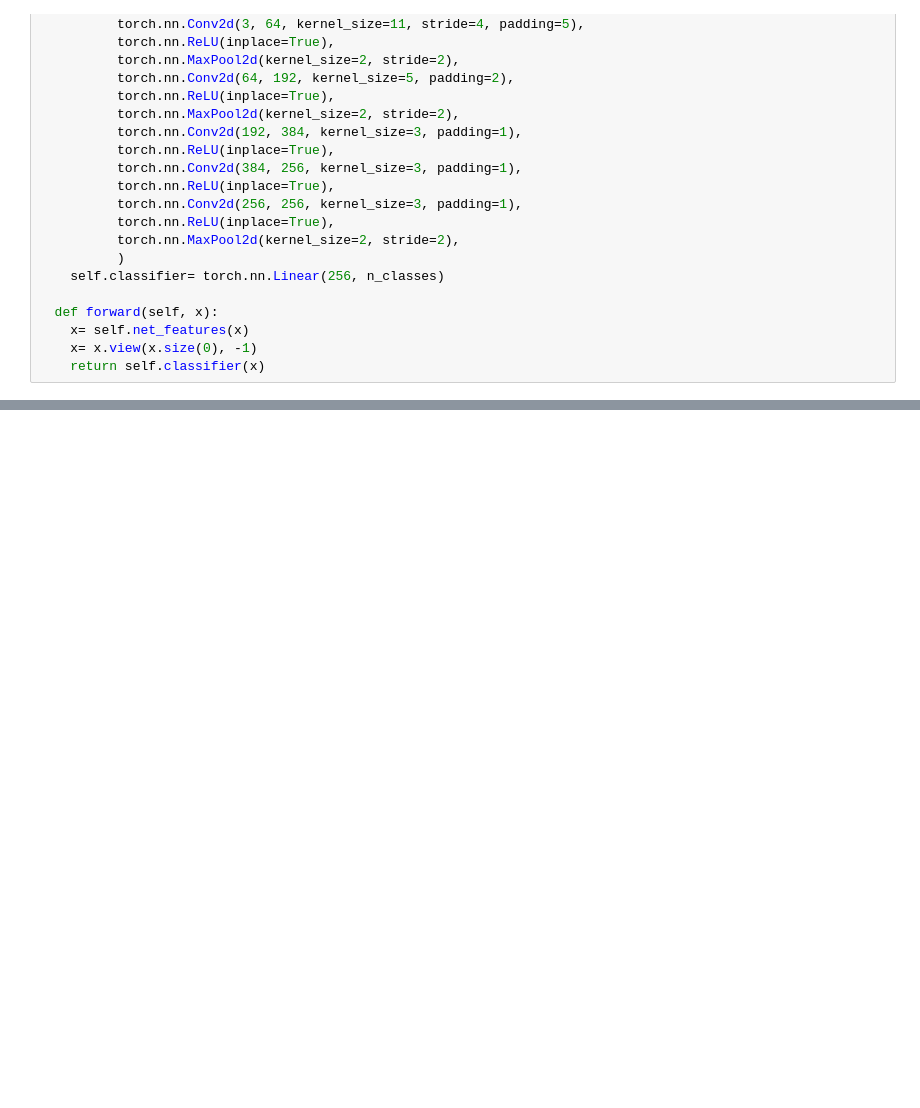
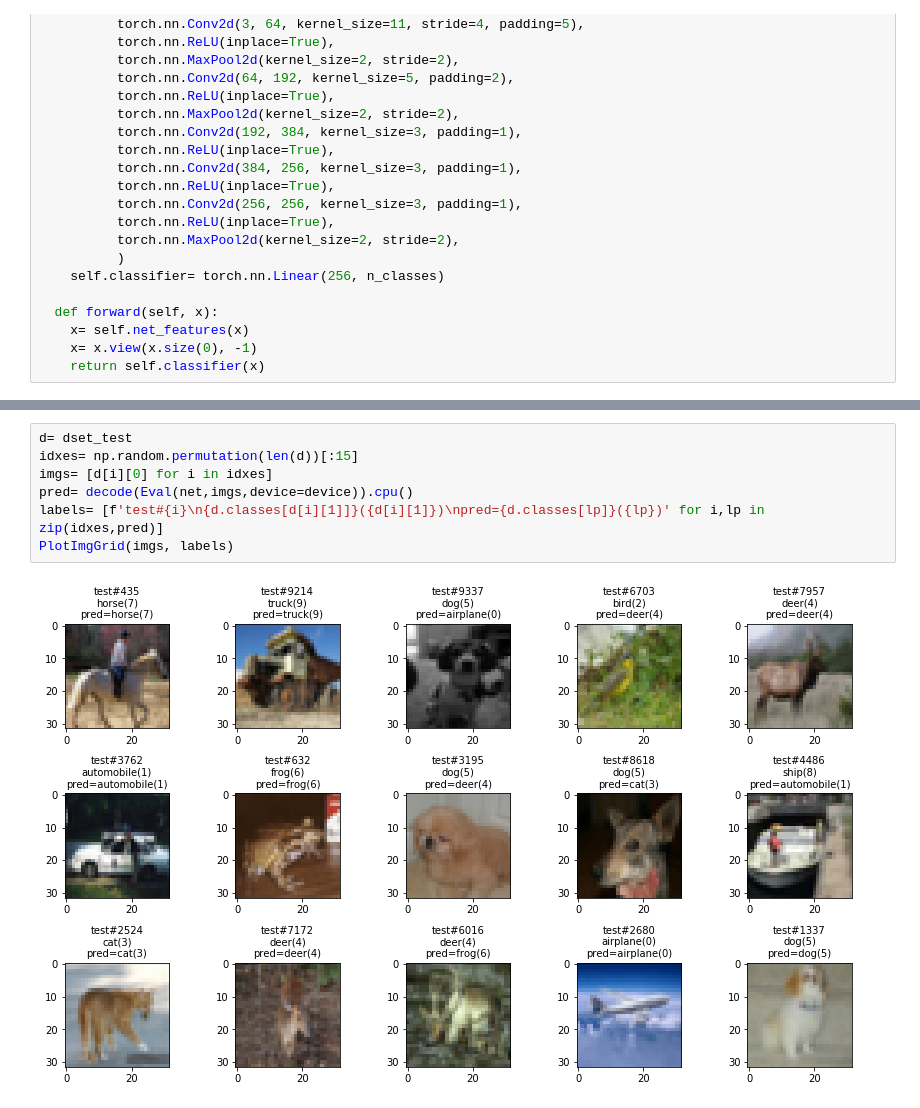
Before and after one commit to akihikoy/ay_test, a Jupyter notebook: python/torch/cnn_cifar10_1.ipynb, the cells around one changed output, grey strips where cells are left out. Cells and saved outputs as stored; diff of their text form; blank space fills up the shorter version.

```diff
--- a/python/torch/cnn_cifar10_1.ipynb
+++ b/python/torch/cnn_cifar10_1.ipynb
@@ -142,0 +152,9 @@ loss(train)     loss(test)      metric(test)    time
+# %%
+d= dset_test
+idxes= np.random.permutation(len(d))[:15]
+imgs= [d[i][0] for i in idxes]
+pred= decode(Eval(net,imgs,device=device)).cpu()
+labels= [f'test#{i}\n{d.classes[d[i][1]]}({d[i][1]})\npred={d.classes[lp]}({lp})' for i,lp in zip(idxes,pred)]
+PlotImgGrid(imgs, labels)
+# %% [output]
+[figure, added]
```
Also changed, not shown: parts of 4 cells of this notebook, 2 other files.
